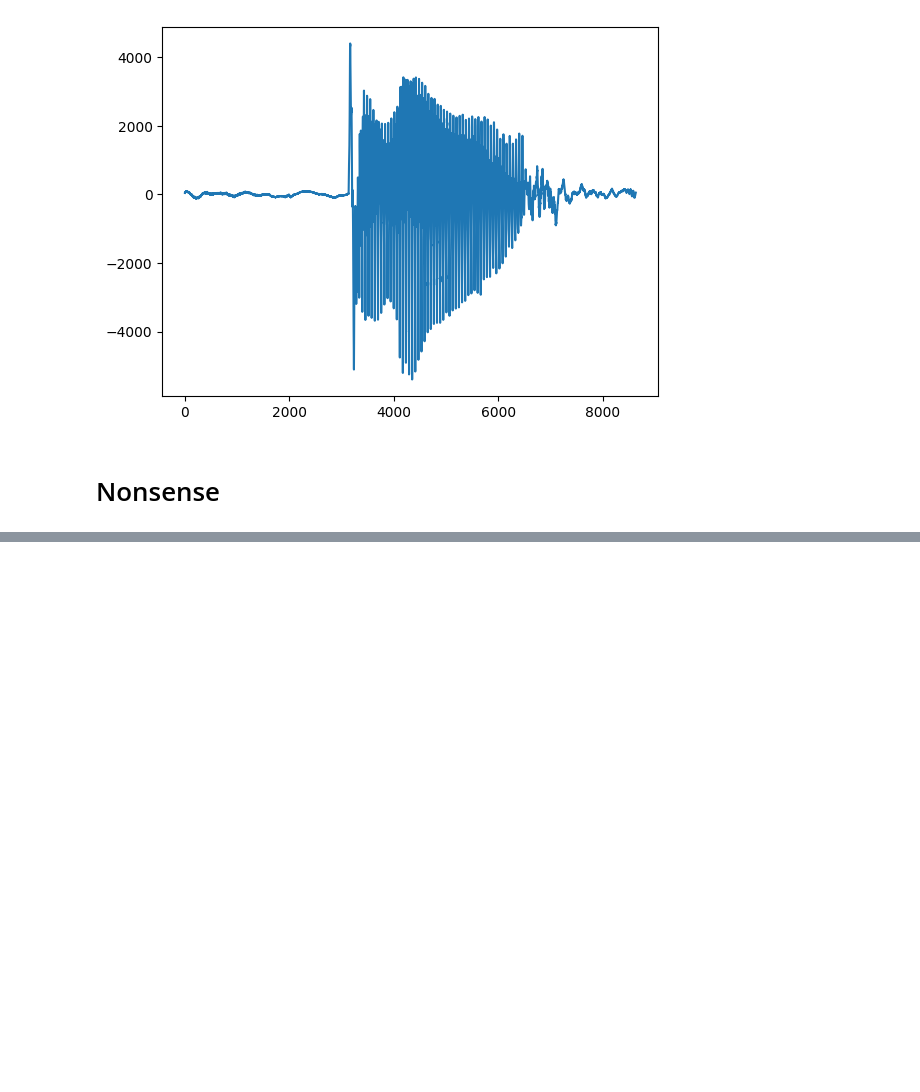
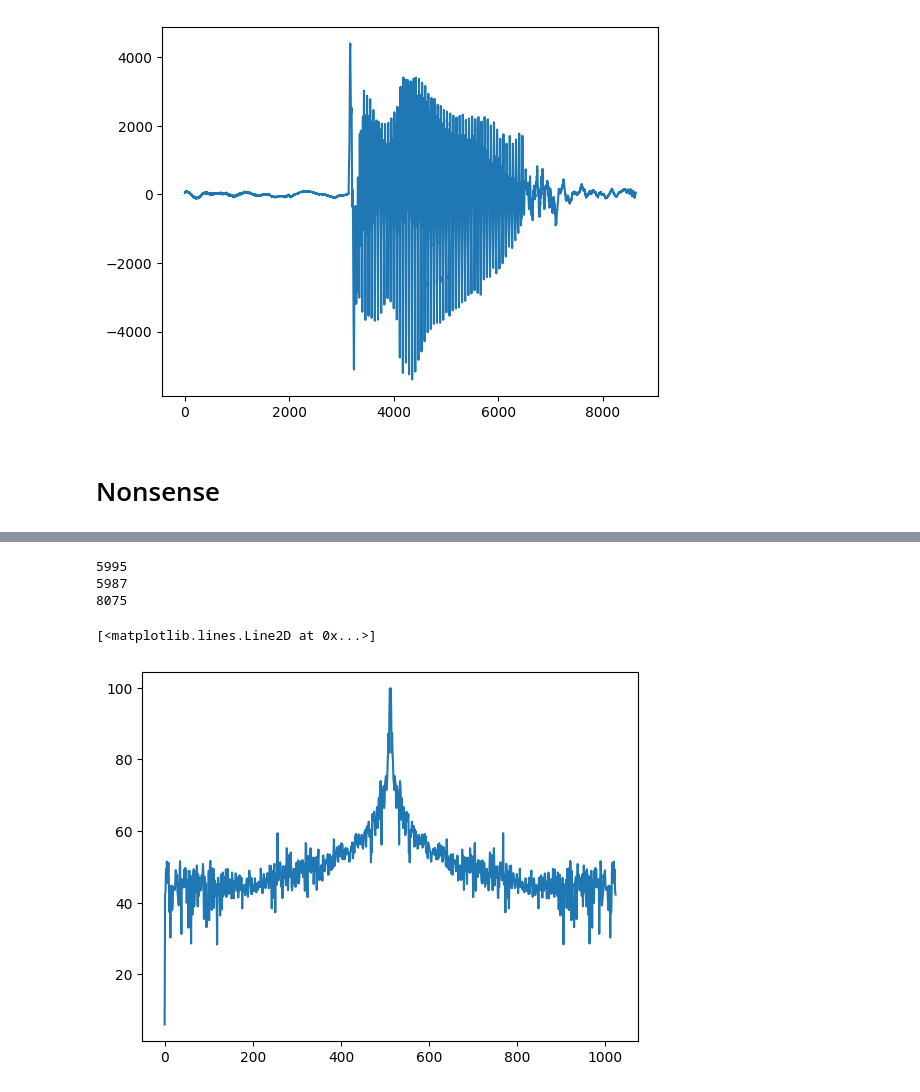
Before and after one commit to teleplayer123/audio_recognition, a Jupyter notebook: audio_processing.ipynb, the cells around one changed output, grey strips where cells are left out. Cells and saved outputs as stored; diff of their text form; code cells hidden in the pictures; blank space fills up the shorter version.

```diff
--- a/audio_processing.ipynb
+++ b/audio_processing.ipynb
@@ -218,0 +214,38 @@ plt.plot(a)
+# %%
+amax = np.argmax(a)
+print(amax)
+amin = np.argmin(a)
+print(amin)
+
+fft_size = len(a)
+print(fft_size)
+
+
+# def convert_spectrogram(a, sample_rate=8000):
+#     spectrograms = []
+#     fft_size = 1024
+#     overlap = 0
+#     sample_rate, arr = sps.resample(a, sample_rate)
+#     step_size = fft_size - overlap
+#     window_size = len(arr) - fft_size // step_size + 1
+#     for i in range(window_size):
+#         start = i * step_size
+#         end = start + window_size
+#         window_signal = arr[start:end]
+
+def convert_spectrogram(x):
+    fft_size = 1024
+    num_rows = len(x) // fft_size
+    spectrogram = np.zeros((num_rows, fft_size))
+    for i in range(num_rows):
+        spectrogram[i,:] = 10*np.log10(np.abs(np.fft.fftshift(np.fft.fft(x[i*fft_size:(i+1)*fft_size])))**2)
+    return spectrogram
+
+audio = convert_spectrogram(a)
+plt.plot(audio[1])
+# %% [output]
+5995
+5987
+8075
+[<matplotlib.lines.Line2D at 0x...>]
+[figure, added]
```
Also changed, not shown: parts of 1 cell of this notebook, 3 other files.
